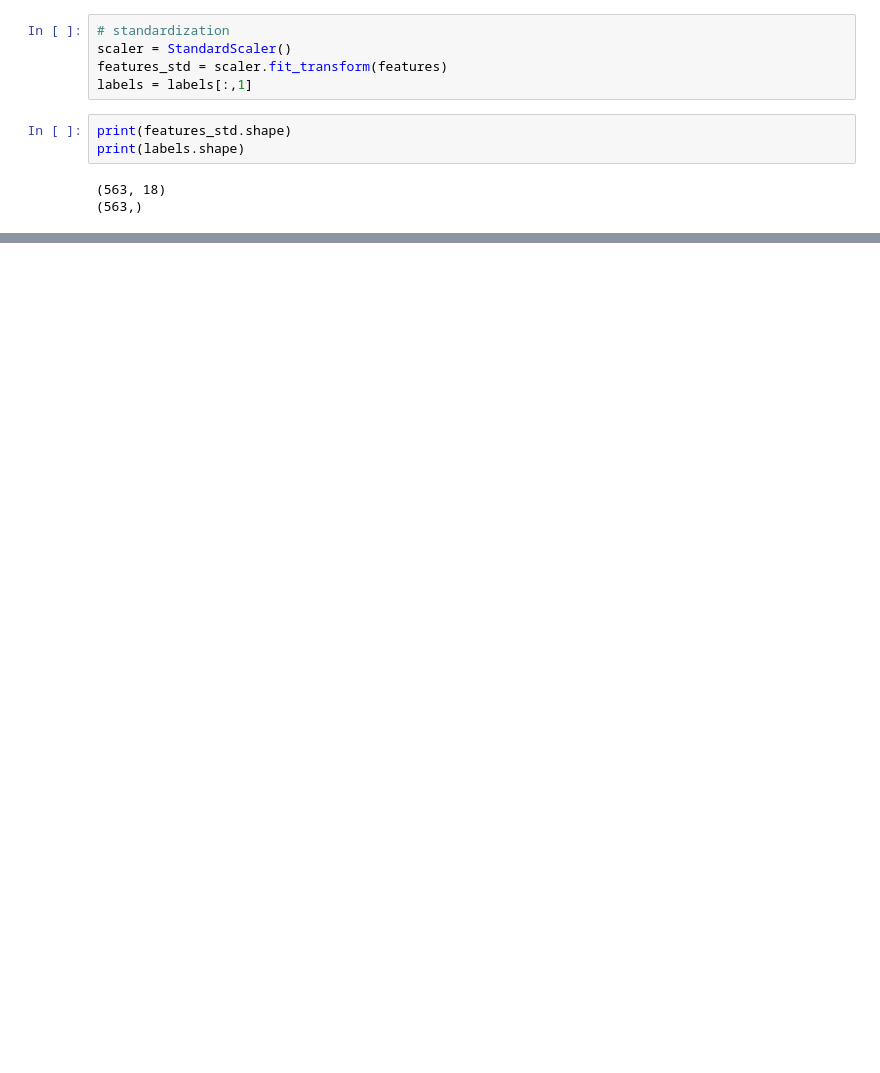
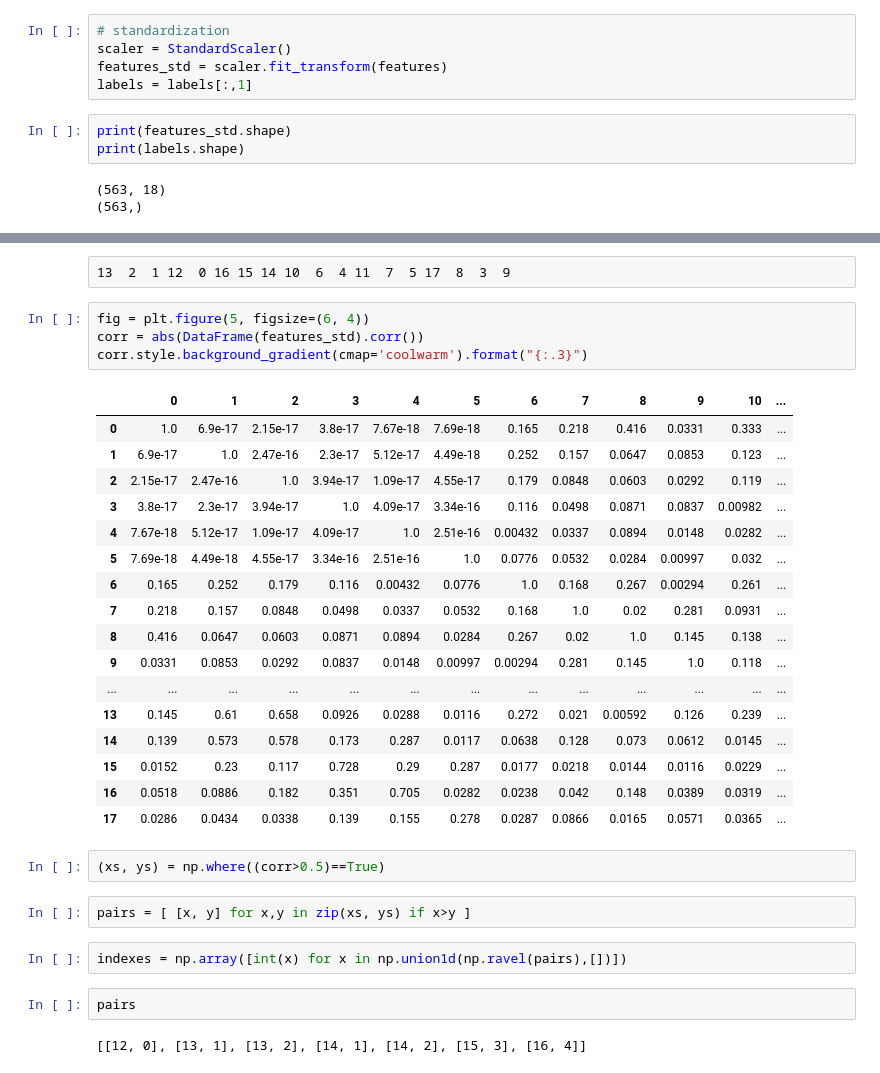
Before and after one commit to emanuelevivoli/2019-Machine-Learning-FCT, a Jupyter notebook: Second/Tp2_notebook.ipynb, the cells around one changed output, grey strips where cells are left out. Cells and saved outputs as stored; diff of their text form; blank space fills up the shorter version.

```diff
--- a/Second/Tp2_notebook.ipynb
+++ b/Second/Tp2_notebook.ipynb
@@ -121,0 +292,34 @@ print(labels.shape)
+# %% [raw]
+13  2  1 12  0 16 15 14 10  6  4 11  7  5 17  8  3  9
+# %%
+fig = plt.figure(5, figsize=(6, 4))
+corr = abs(DataFrame(features_std).corr())
+corr.style.background_gradient(cmap='coolwarm').format("{:.3}")
+# %% [output]
+|  | 0 | 1 | 2 | 3 | 4 | 5 | 6 | 7 | 8 | 9 | 10 | ... |
+| 0 | 1.0 | 6.9e-17 | 2.15e-17 | 3.8e-17 | 7.67e-18 | 7.69e-18 | 0.165 | 0.218 | 0.416 | 0.0331 | 0.333 | ... |
+| 1 | 6.9e-17 | 1.0 | 2.47e-16 | 2.3e-17 | 5.12e-17 | 4.49e-18 | 0.252 | 0.157 | 0.0647 | 0.0853 | 0.123 | ... |
+| 2 | 2.15e-17 | 2.47e-16 | 1.0 | 3.94e-17 | 1.09e-17 | 4.55e-17 | 0.179 | 0.0848 | 0.0603 | 0.0292 | 0.119 | ... |
+| 3 | 3.8e-17 | 2.3e-17 | 3.94e-17 | 1.0 | 4.09e-17 | 3.34e-16 | 0.116 | 0.0498 | 0.0871 | 0.0837 | 0.00982 | ... |
+| 4 | 7.67e-18 | 5.12e-17 | 1.09e-17 | 4.09e-17 | 1.0 | 2.51e-16 | 0.00432 | 0.0337 | 0.0894 | 0.0148 | 0.0282 | ... |
+| 5 | 7.69e-18 | 4.49e-18 | 4.55e-17 | 3.34e-16 | 2.51e-16 | 1.0 | 0.0776 | 0.0532 | 0.0284 | 0.00997 | 0.032 | ... |
+| 6 | 0.165 | 0.252 | 0.179 | 0.116 | 0.00432 | 0.0776 | 1.0 | 0.168 | 0.267 | 0.00294 | 0.261 | ... |
+| 7 | 0.218 | 0.157 | 0.0848 | 0.0498 | 0.0337 | 0.0532 | 0.168 | 1.0 | 0.02 | 0.281 | 0.0931 | ... |
+| 8 | 0.416 | 0.0647 | 0.0603 | 0.0871 | 0.0894 | 0.0284 | 0.267 | 0.02 | 1.0 | 0.145 | 0.138 | ... |
+| 9 | 0.0331 | 0.0853 | 0.0292 | 0.0837 | 0.0148 | 0.00997 | 0.00294 | 0.281 | 0.145 | 1.0 | 0.118 | ... |
+| ... | ... | ... | ... | ... | ... | ... | ... | ... | ... | ... | ... | ... |
+| 13 | 0.145 | 0.61 | 0.658 | 0.0926 | 0.0288 | 0.0116 | 0.272 | 0.021 | 0.00592 | 0.126 | 0.239 | ... |
+| 14 | 0.139 | 0.573 | 0.578 | 0.173 | 0.287 | 0.0117 | 0.0638 | 0.128 | 0.073 | 0.0612 | 0.0145 | ... |
+| 15 | 0.0152 | 0.23 | 0.117 | 0.728 | 0.29 | 0.287 | 0.0177 | 0.0218 | 0.0144 | 0.0116 | 0.0229 | ... |
+| 16 | 0.0518 | 0.0886 | 0.182 | 0.351 | 0.705 | 0.0282 | 0.0238 | 0.042 | 0.148 | 0.0389 | 0.0319 | ... |
+| 17 | 0.0286 | 0.0434 | 0.0338 | 0.139 | 0.155 | 0.278 | 0.0287 | 0.0866 | 0.0165 | 0.0571 | 0.0365 | ... |
+# %%
+(xs, ys) = np.where((corr>0.5)==True)
+# %%
+pairs = [ [x, y] for x,y in zip(xs, ys) if x>y ]
+# %%
+indexes = np.array([int(x) for x in np.union1d(np.ravel(pairs),[])])
+# %%
+pairs
+# %% [output]
+[[12, 0], [13, 1], [13, 2], [14, 1], [14, 2], [15, 3], [16, 4]]
```
Also changed, not shown: parts of 22 cells of this notebook.
